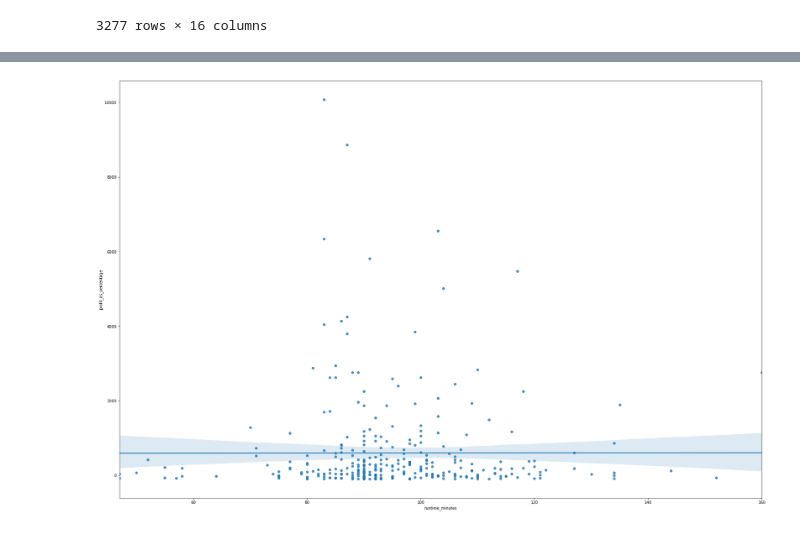
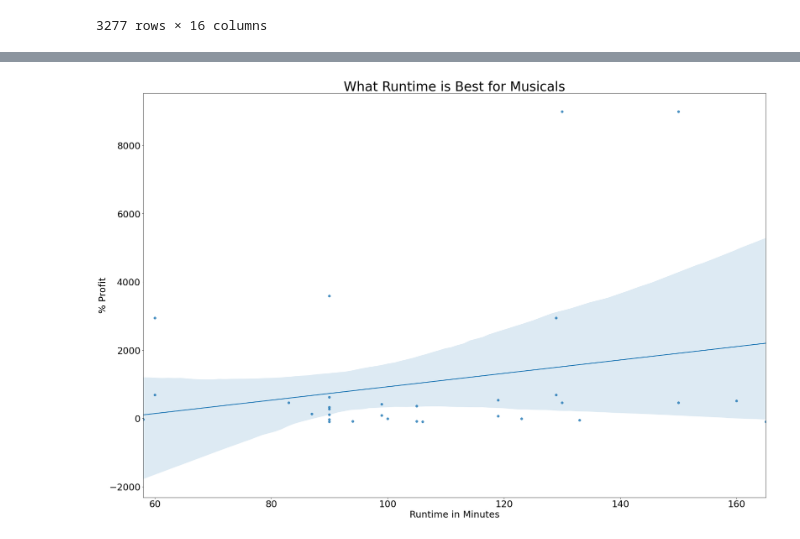
Before and after one commit to andre3000y/Movie_box_office_analysis, a Jupyter notebook: Movie Budget and Title Basics merged.ipynb, the cells around one changed output, grey strips where cells are left out. Saved outputs shown, nothing was run; the diff lists cells and outputs as text; code cells hidden in the pictures.

Commit message:
fixed graphs again

```diff
--- a/Movie Budget and Title Basics merged.ipynb
+++ b/Movie Budget and Title Basics merged.ipynb
@@ -295,6 +289,12 @@ dtype: int64
 # %%
 fig, ax = plt.subplots(figsize = (30,20))
-df3_filtered = df3.loc[(df3['profit_as_percentage'] <= 15000) & (df3['runtime_minutes'] >= 45) & (df3['unique_genres'] == 'Horror')]
+df3_filtered = df3.loc[(df3['profit_as_percentage'] <= 15000) & (df3['runtime_minutes'] >= 45) & (df3['unique_genres'] == 'Musical')]
 ax = sns.regplot(x = 'runtime_minutes', y = 'profit_as_percentage', data = df3_filtered)
+plt.title("What Runtime is Best for Musicals", fontsize = 35)
+plt.ylabel("% Profit", fontsize = 25)
+plt.xlabel("Runtime in Minutes", fontsize = 25)
+
+ax.tick_params(axis = 'y', labelsize = 25)
+ax.tick_params(axis = 'x', labelsize = 25)
 # %% [output]
-[figure, old version]
+[figure, new version]
```
Also changed, not shown: parts of 5 cells of this notebook.
